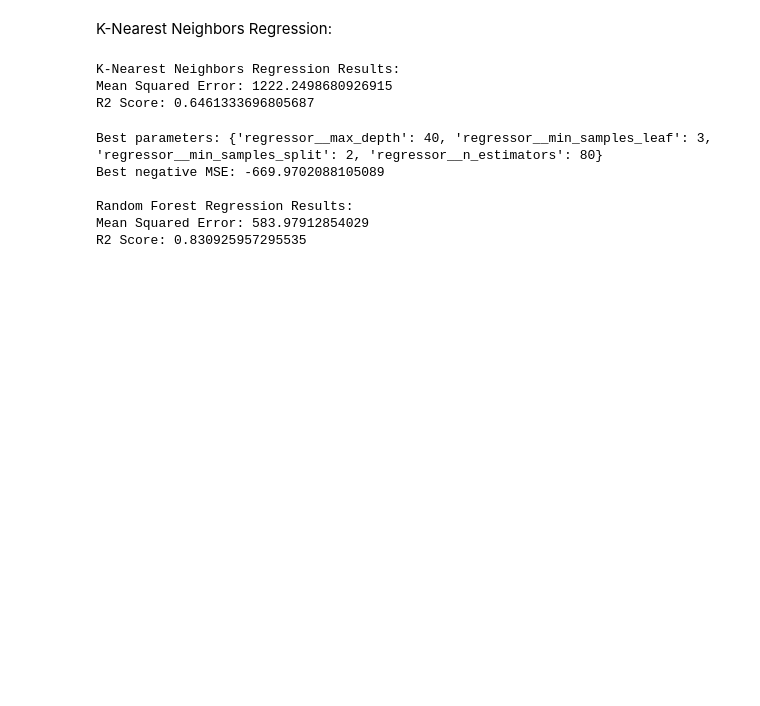
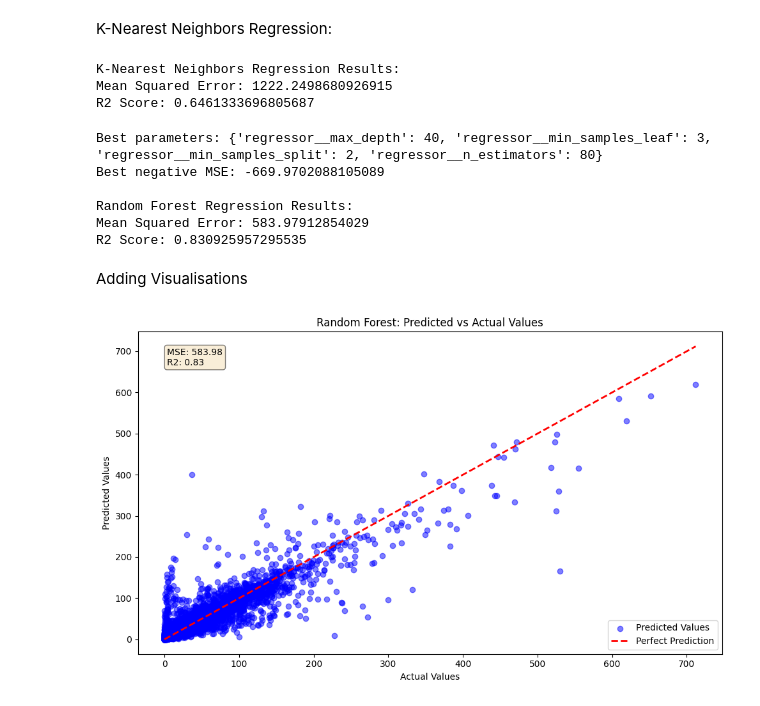
Before and after one commit to deveenas/mlproject, a Jupyter notebook: src/models/Regression2.ipynb, the cells around one changed output. Cells and saved outputs as stored; diff of their text form; code cells hidden in the pictures; blank space fills up the shorter version.

Commit message:
Added visualizations for predicted and actual values

```diff
--- a/src/models/Regression2.ipynb
+++ b/src/models/Regression2.ipynb
@@ -165,3 +165,37 @@ Best negative MSE: -669.9702088105089
 Random Forest Regression Results:
 Mean Squared Error: 583.97912854029
 R2 Score: 0.830925957295535
+# %% [markdown]
+Adding Visualisations
+# %%
+import matplotlib.pyplot as plt
+import numpy as np
+
+# Create the scatter plot
+plt.figure(figsize=(10, 6))
+plt.scatter(y_test, rf_predictions, alpha=0.5, c='blue', label='Predicted Values')
+
+# Add a diagonal line representing perfect predictions
+min_val = min(y_test.min(), rf_predictions.min())
+max_val = max(y_test.max(), rf_predictions.max())
+plt.plot([min_val, max_val], [min_val, max_val], 'r--', lw=2, label='Perfect Prediction')
+
+# Customize the plot
+plt.xlabel('Actual Values')
+plt.ylabel('Predicted Values')
+plt.title('Random Forest: Predicted vs Actual Values')
+
+# Add text box with performance metrics
+textstr = f'MSE: {rf_mse:.2f}\nR2: {rf_r2:.2f}'
+props = dict(boxstyle='round', facecolor='wheat', alpha=0.5)
+plt.text(0.05, 0.95, textstr, transform=plt.gca().transAxes, fontsize=10,
+         verticalalignment='top', bbox=props)
+
+# Add legend
+plt.legend()
+
+# Show the plot
+plt.tight_layout()
+plt.show()
+# %% [output]
+[figure, added]
```
Also changed, not shown: parts of 1 cell of this notebook.
